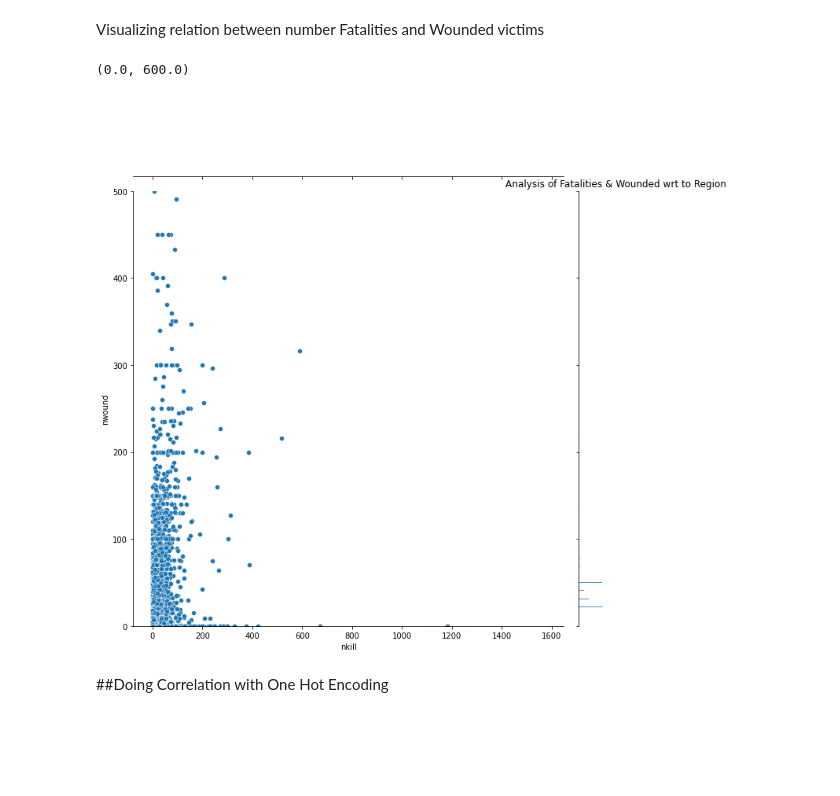
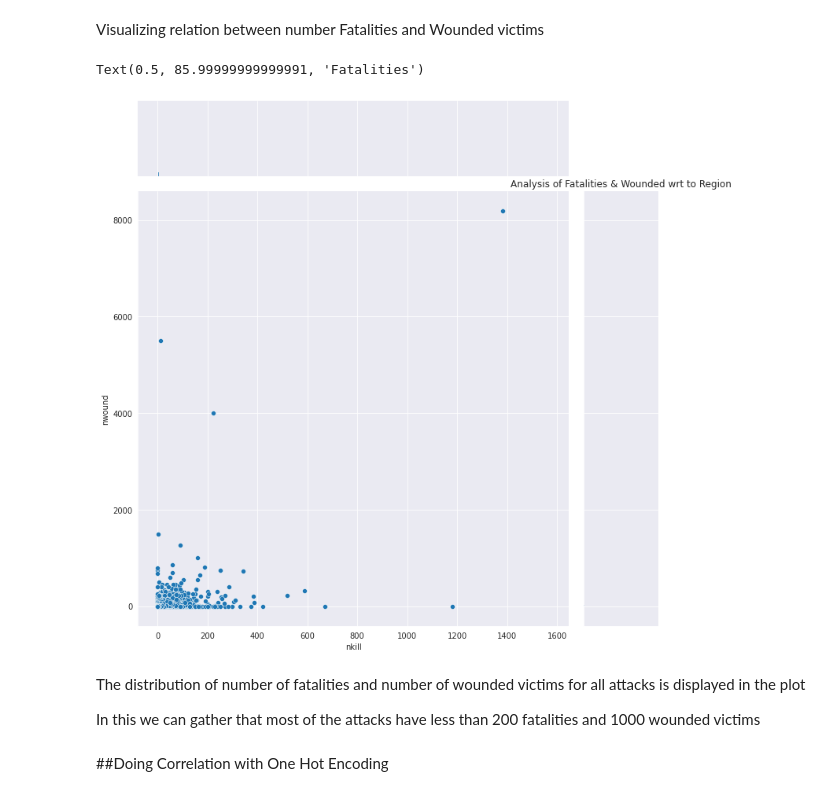
Before and after one commit to mahin-arvind/GTD-EDA, a Jupyter notebook: Copy_of_Global_Terrorism_Analysis_Capstone_Project.ipynb, the cells around one changed output. Cells and saved outputs as stored; diff of their text form; code cells hidden in the pictures; blank space fills up the shorter version.

```diff
--- a/Copy_of_Global_Terrorism_Analysis_Capstone_Project.ipynb
+++ b/Copy_of_Global_Terrorism_Analysis_Capstone_Project.ipynb
@@ -200,13 +200,15 @@ Visualizing relation between number Fatalities and Wounded victims
 # %%
 sns.jointplot(data= gta_df, x="nkill", y="nwound", height = 10)
 plt.title("Analysis of Fatalities & Wounded wrt to Region")
 plt.ylabel("Wounded")
 plt.xlabel("Fatalities")
-plt.ylim(0,500)
-plt.xlim(0,600)
 # %% [output]
-(0.0, 600.0)
+Text(0.5, 85.99999999999991, 'Fatalities')
-[figure, old version]
+[figure, new version]
+# %% [markdown]
+The distribution of number of fatalities and number of wounded victims for all attacks is displayed in the plot
+
+In this we can gather that most of the attacks have less than 200 fatalities and 1000 wounded victims
 # %% [markdown]
 ##Doing Correlation with One Hot Encoding
 # %%
```
Also changed, not shown: parts of 8 cells of this notebook.
